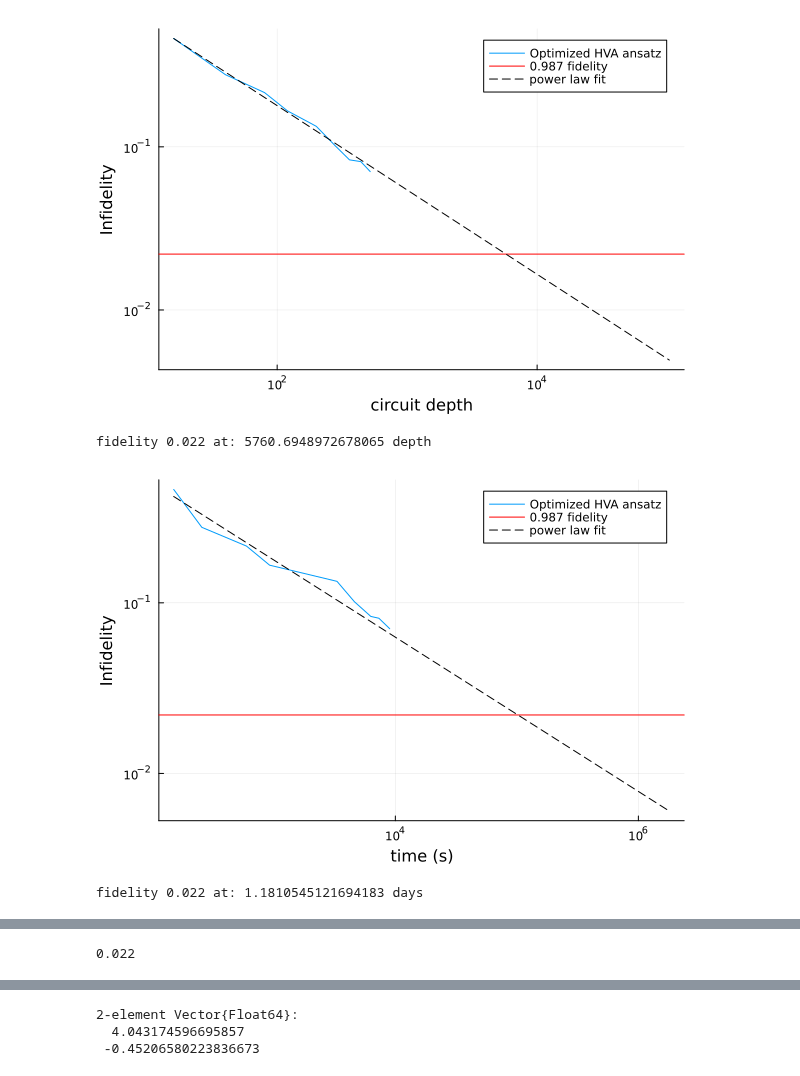
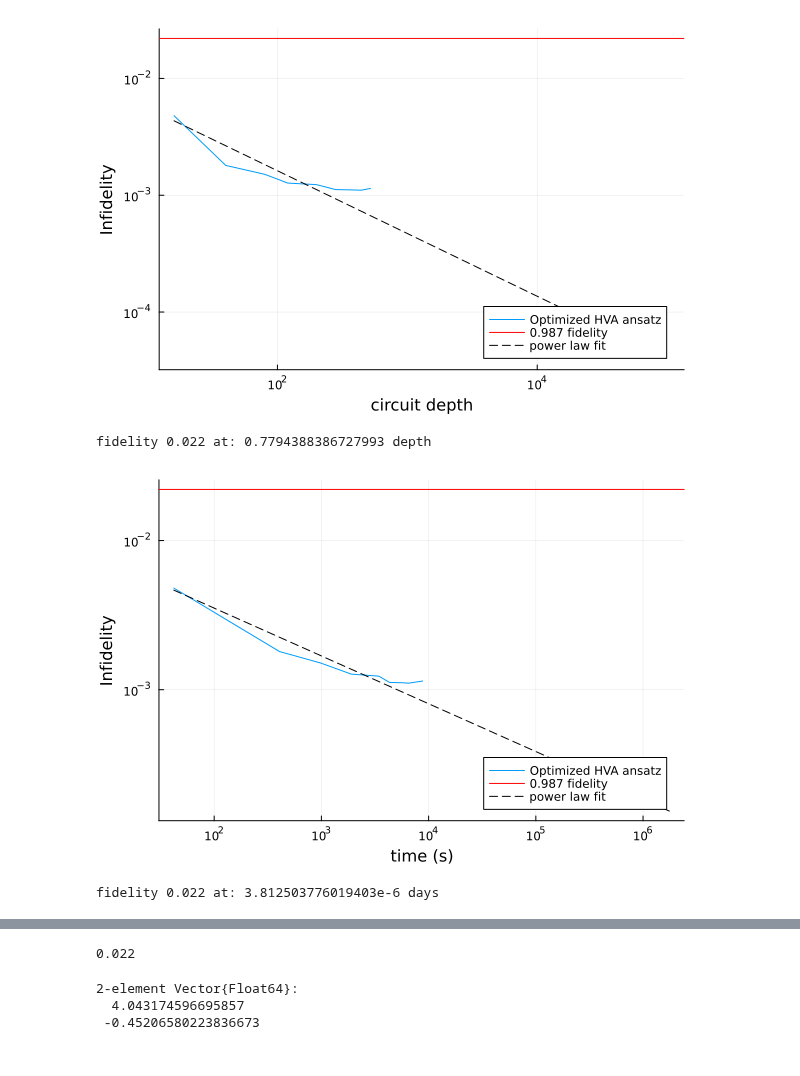
Before and after one commit to GoodStuff11/ML-signproblem, a Jupyter notebook: experimenting/ed/hva_analysis.ipynb, the cells around one changed output, grey strips where cells are left out. Drawn from its saved outputs; the diff is of its cells as text; code cells hidden in the pictures.

```diff
--- a/experimenting/ed/hva_analysis.ipynb
+++ b/experimenting/ed/hva_analysis.ipynb
@@ -6,51 +6,51 @@ using LsqFit
 func(x,p) = p[1].*x.^(p[2])
 func2(x,p) = p[1].*x.^(p[2]).+p[3]
 
-path = "/home/jek354/research/ML-signproblem/experimenting/ed/benchmarks/hva_parameter_sweep_N_5_4_4x3_u60_eigref"
+path = "/home/jek354/research/ML-signproblem/experimenting/ed/benchmarks/hva_parameter_sweep_N_3_3_3x3_u8_eigref"
 df = nothing
 for file in readdir(path)
-    if endswith(file, "_gpu.csv")
+    # if endswith(file, "_gpu.csv")
         df_tmp = CSV.read(joinpath(path, file), DataFrame)
         if df === nothing
             df = df_tmp
         else
             append!(df, df_tmp)
         end
-    end
+    # end
 end
 sort!(df, :n_params)
 
 fit = curve_fit(func, df.n_layers*8, df.infidelity, [1.0, -1.0])
 p = plot(df.n_layers*8, df.infidelity, label="Optimized HVA ansatz", ylabel="Infidelity", xlabel="circuit depth", yscale=:log10, xscale=:log10)
 hline!(p, [0.022], label="0.987 fidelity", c="red")
 x = LinRange(minimum(df.n_layers*8), maximum(df.n_layers*8)*200,200)
 plot!(p, x, func(x, fit.param), label="power law fit", c="black", linestyle=:dash)
 display(p)
 target_fidelity = 0.022
 println("fidelity $target_fidelity at: $((target_fidelity/fit.param[1])^(1/fit.param[2])) depth")
 
 
 fit = curve_fit(func, df.elapsed_s, df.infidelity, [1.0, -1.0])
 p = plot(df.elapsed_s, df.infidelity, label="Optimized HVA ansatz", ylabel="Infidelity", xlabel="time (s)", yscale=:log10, xscale=:log10)
 hline!(p, [0.022], label="0.987 fidelity", c="red")
 x = LinRange(minimum(df.elapsed_s), maximum(df.elapsed_s)*200,200)
 plot!(p, x, func(x, fit.param), label="power law fit", c="black", linestyle=:dash)
 display(p)
 target_fidelity = 0.022
 println("fidelity $target_fidelity at: $((target_fidelity/fit.param[1])^(1/fit.param[2])/60/60/24) days")
 
 
-gs = -10.166303601979678
-fit = curve_fit(func, df.elapsed_s, df.energy.-gs, [1.0, -1.0])
-p = plot(df.elapsed_s, df.energy.-gs, label="Optimized HVA ansatz", ylabel="Energy", xlabel="time (s)", yscale=:log10, xscale=:log10)
-# hline!(p, [0.022], label="0.987 fidelity", c="red")
-x = LinRange(minimum(df.elapsed_s), maximum(df.elapsed_s),200)
-plot!(p, x, func(x, fit.param), label="power law fit", c="black", linestyle=:dash)
-display(p)
-target_fidelity = 0.022
+# gs = -10.166303601979678
+# fit = curve_fit(func, df.elapsed_s, df.energy.-gs, [1.0, -1.0])
+# p = plot(df.elapsed_s, df.energy.-gs, label="Optimized HVA ansatz", ylabel="Energy", xlabel="time (s)", yscale=:log10, xscale=:log10)
+# # hline!(p, [0.022], label="0.987 fidelity", c="red")
+# x = LinRange(minimum(df.elapsed_s), maximum(df.elapsed_s),200)
+# plot!(p, x, func(x, fit.param), label="power law fit", c="black", linestyle=:dash)
+# display(p)
+# target_fidelity = 0.022
 # println("fidelity $target_fidelity at: $((target_fidelity/fit.param[1])^(1/fit.param[2])/60/60/24) days")
 # %% [output]
-[figure, old version]
+[figure, new version]
-fidelity 0.022 at: 5760.6948972678065 depth
+fidelity 0.022 at: 0.7794388386727993 depth
-[figure, old version]
+[figure, new version]
-fidelity 0.022 at: 1.1810545121694183 days
+fidelity 0.022 at: 3.812503776019403e-6 days
@@ -58 +61,0 @@ fidelity 0.022 at: 1.1810545121694183 days
-0.022
@@ -59,3 +78,4 @@ fidelity 0.022 at: 1.1810545121694183 days
+0.022
 # %%
 fit.param
 # %% [output]
```
Also changed, not shown: parts of 1 cell of this notebook, 30 other files.
